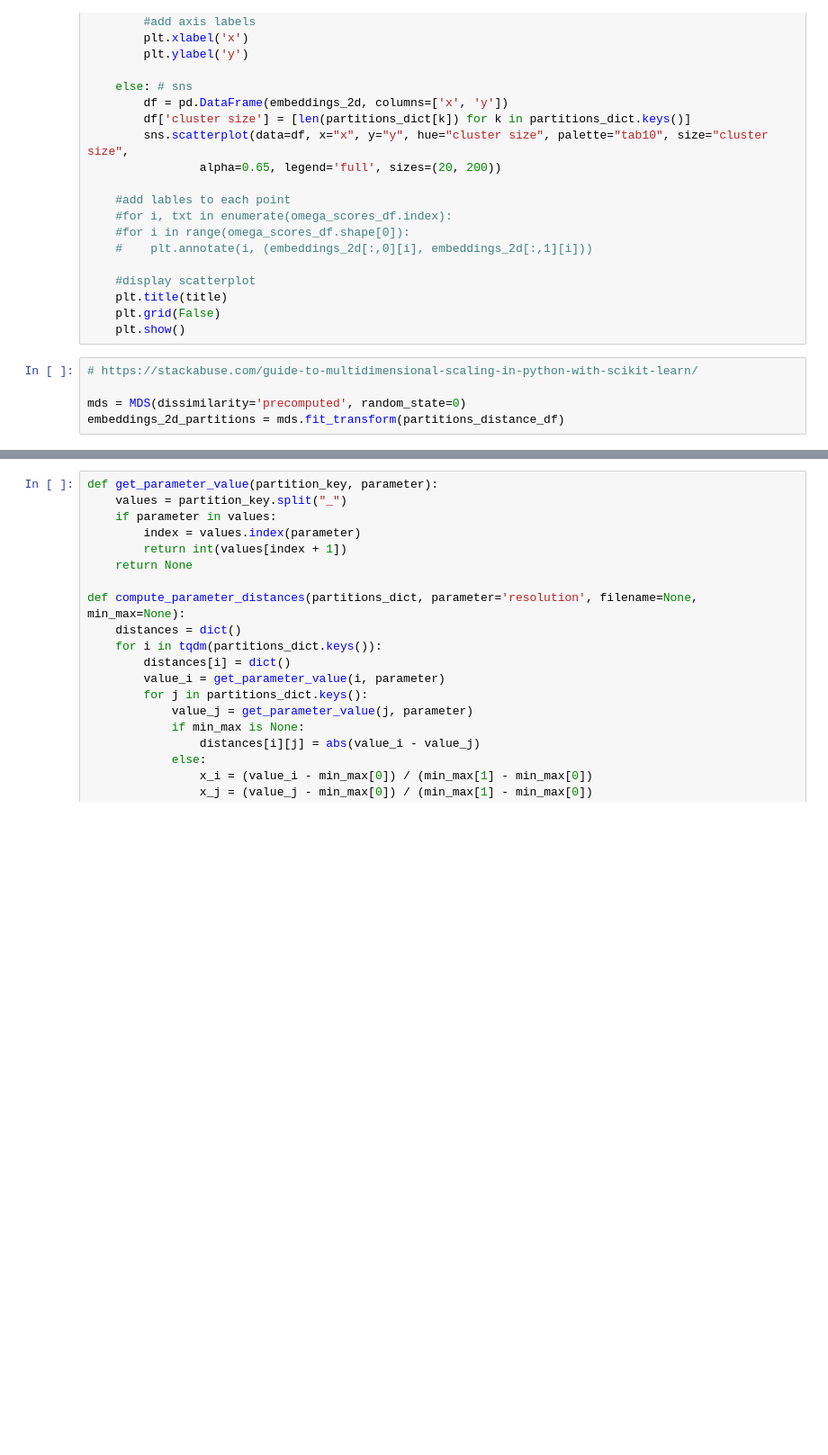
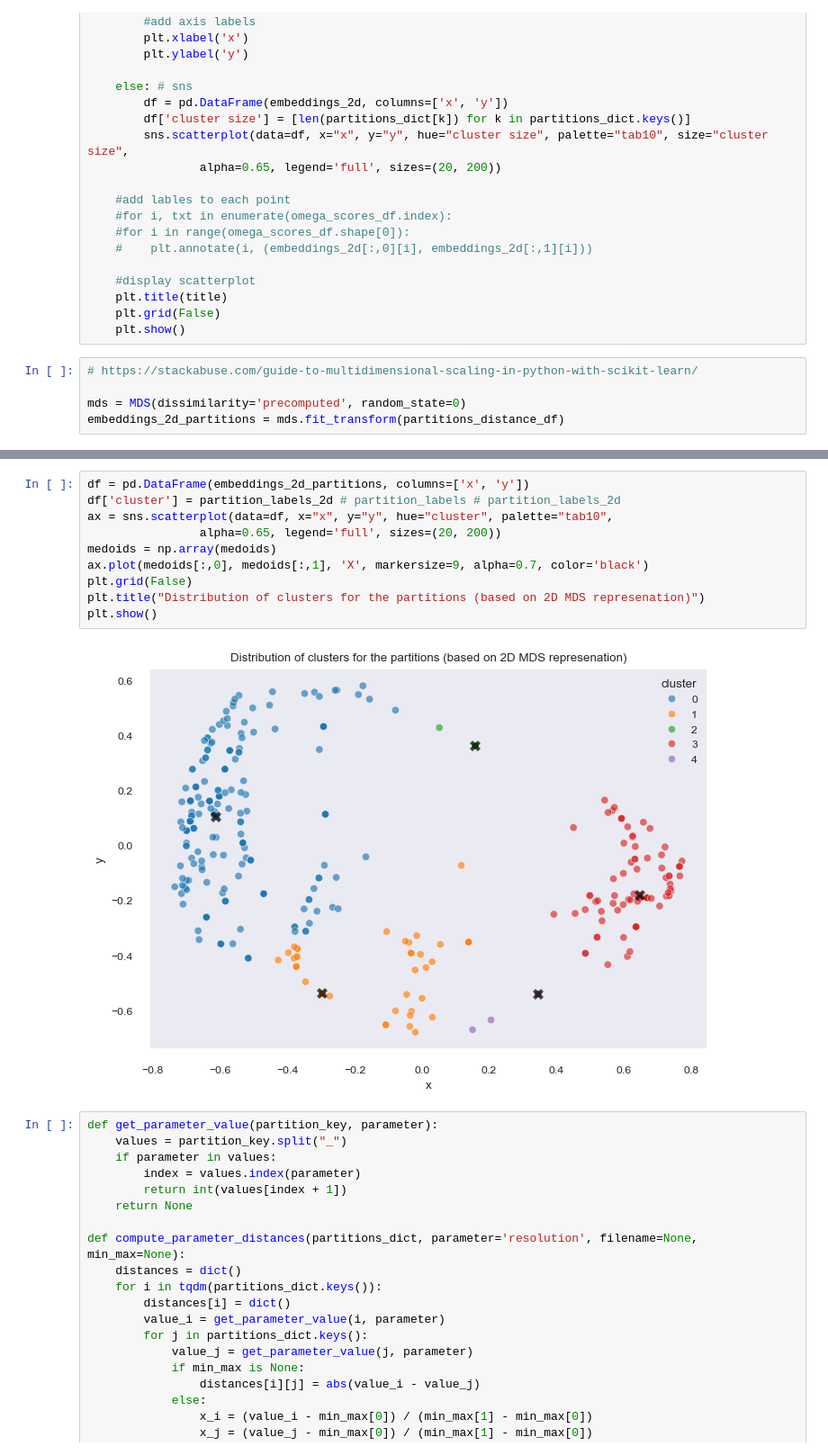
Before and after one commit to amartinezsaucedo/microminer-eval, a Jupyter notebook: clustering_analysis.ipynb, the cells around one changed output, grey strips where cells are left out. Shown: that part at 90% size. Drawn from its saved outputs; the diff is of its cells as text; blank space fills up the shorter version.

```diff
--- a/clustering_analysis.ipynb
+++ b/clustering_analysis.ipynb
@@ -232,3 +357,15 @@ Reference partition: 1156 resolution_84_alpha_55_mfuzzy_9_mthreshold_10
+# %%
+df = pd.DataFrame(embeddings_2d_partitions, columns=['x', 'y'])
+df['cluster'] = partition_labels_2d # partition_labels # partition_labels_2d
+ax = sns.scatterplot(data=df, x="x", y="y", hue="cluster", palette="tab10",
+                alpha=0.65, legend='full', sizes=(20, 200))
+medoids = np.array(medoids)
+ax.plot(medoids[:,0], medoids[:,1], 'X', markersize=9, alpha=0.7, color='black')
+plt.grid(False)
+plt.title("Distribution of clusters for the partitions (based on 2D MDS represenation)")
+plt.show()
+# %% [output]
+[figure, added]
 # %%
 def get_parameter_value(partition_key, parameter):
     values = partition_key.split("_")
```
Also changed, not shown: parts of 13 cells of this notebook, 2 other files.
